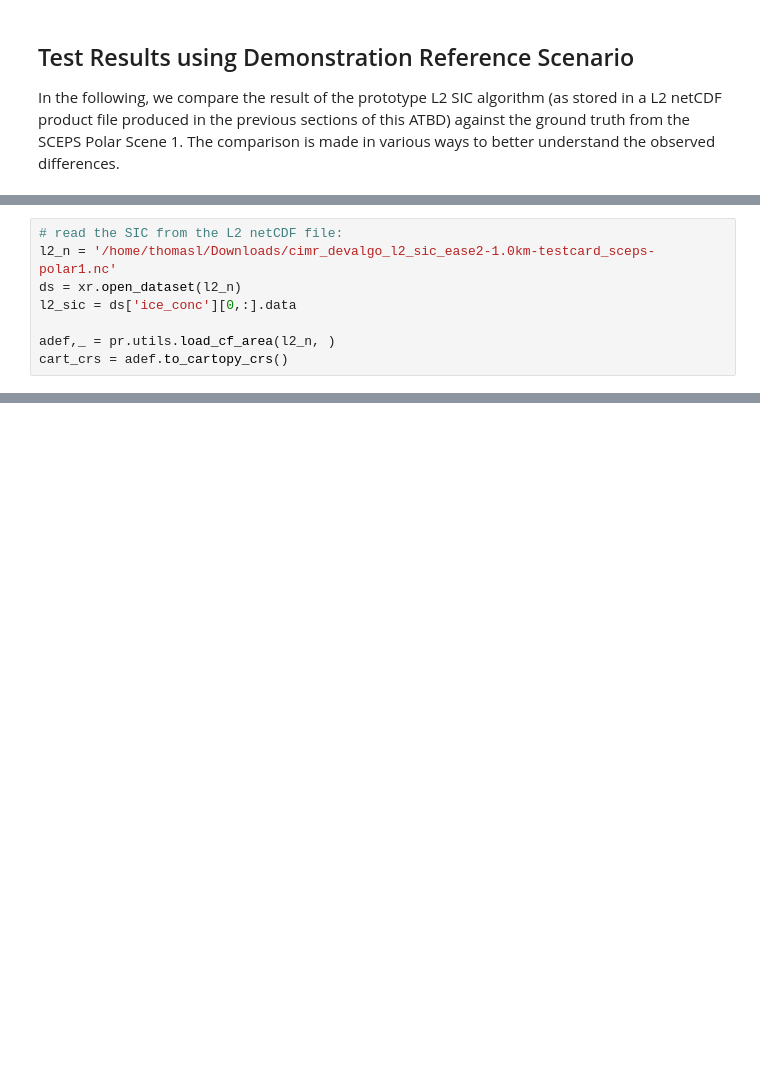
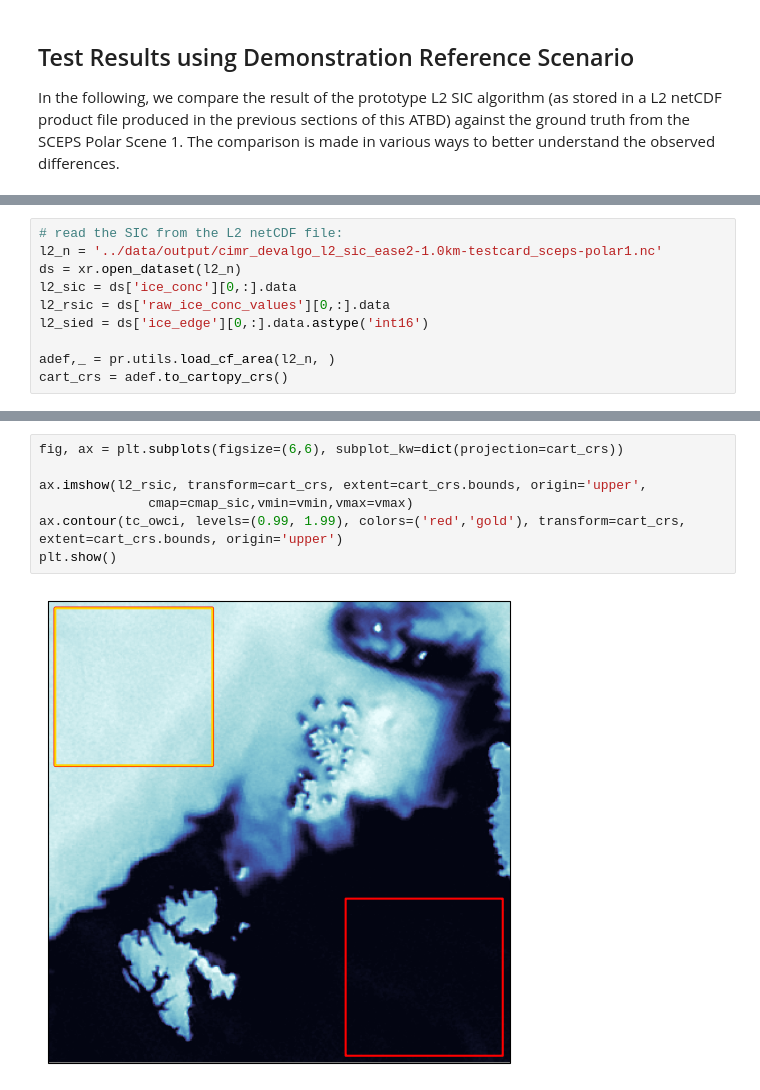
Before and after one commit to CIMR-Algos/SeaIceConcentration_ATBD_v2, a Jupyter notebook: algorithm/CIMR_L2_Sea_Ice_Concentration_performanceAssessment.ipynb, the cells around one changed output, grey strips where cells are left out. Cells and saved outputs as stored; diff of their text form; blank space fills up the shorter version.

```diff
--- a/algorithm/CIMR_L2_Sea_Ice_Concentration_performanceAssessment.ipynb
+++ b/algorithm/CIMR_L2_Sea_Ice_Concentration_performanceAssessment.ipynb
@@ -46,9 +49,11 @@ from pmr_sic import tiepoints as tp
 input_test_card = 'sceps_polar_1'
 # %%
 # read the SIC from the L2 netCDF file:
-l2_n = '/home/thomasl/Downloads/cimr_devalgo_l2_sic_ease2-1.0km-testcard_sceps-polar1.nc'
+l2_n = '../data/output/cimr_devalgo_l2_sic_ease2-1.0km-testcard_sceps-polar1.nc'
 ds = xr.open_dataset(l2_n)
 l2_sic = ds['ice_conc'][0,:].data
+l2_rsic = ds['raw_ice_conc_values'][0,:].data
+l2_sied = ds['ice_edge'][0,:].data.astype('int16')
 
 adef,_ = pr.utils.load_cf_area(l2_n, )
 cart_crs = adef.to_cartopy_crs()
@@ -314,0 +303,9 @@ TBW
+# %%
+fig, ax = plt.subplots(figsize=(6,6), subplot_kw=dict(projection=cart_crs))
+
+ax.imshow(l2_rsic, transform=cart_crs, extent=cart_crs.bounds, origin='upper',
+              cmap=cmap_sic,vmin=vmin,vmax=vmax)
+ax.contour(tc_owci, levels=(0.99, 1.99), colors=('red','gold'), transform=cart_crs, extent=cart_crs.bounds, origin='upper')
+plt.show()
+# %% [output]
+[figure, added]
```
Also changed, not shown: parts of 36 cells of this notebook, 1 other file.
